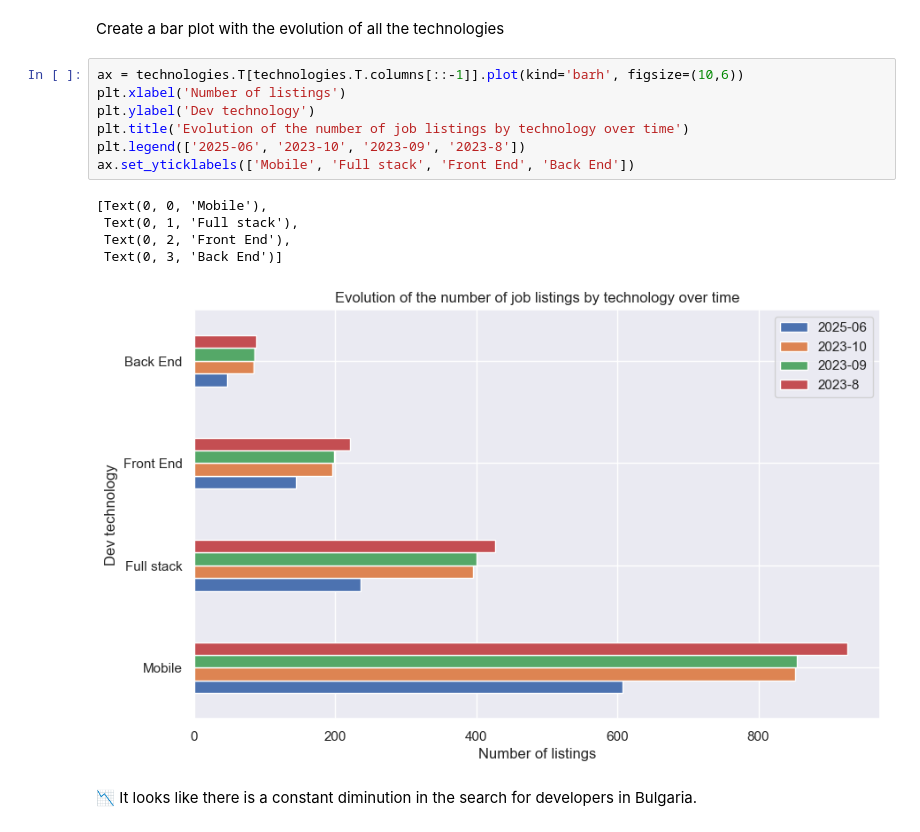
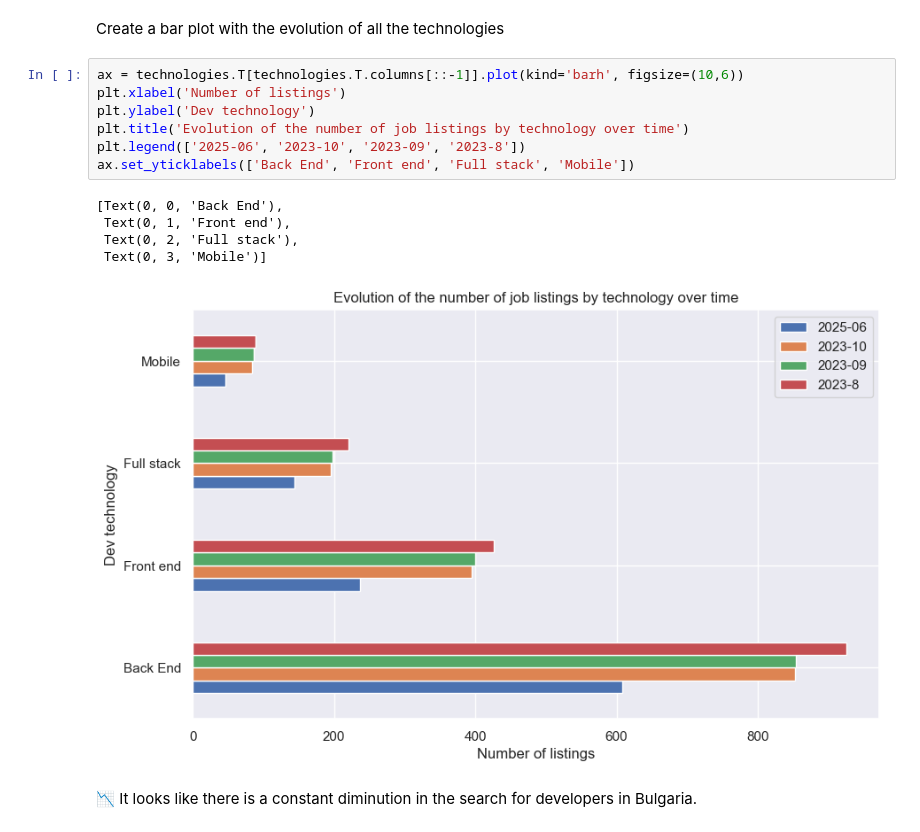
Before and after one commit to Corentin-dupriez/bg-tech-jobs, a Jupyter notebook: BG_Tech_Jobs_Analysis.ipynb, the cells around one changed output. Cells and saved outputs as stored; diff of their text form.

Commit message:
Corrected legends of plots

```diff
--- a/BG_Tech_Jobs_Analysis.ipynb
+++ b/BG_Tech_Jobs_Analysis.ipynb
@@ -127,16 +127,16 @@ Create a bar plot with the evolution of all the technologies
 # %%
 ax = technologies.T[technologies.T.columns[::-1]].plot(kind='barh', figsize=(10,6))
 plt.xlabel('Number of listings')
 plt.ylabel('Dev technology')
 plt.title('Evolution of the number of job listings by technology over time')
 plt.legend(['2025-06', '2023-10', '2023-09', '2023-8'])
-ax.set_yticklabels(['Mobile', 'Full stack', 'Front End', 'Back End'])
+ax.set_yticklabels(['Back End', 'Front end', 'Full stack', 'Mobile'])
 # %% [output]
-[Text(0, 0, 'Mobile'),
- Text(0, 1, 'Full stack'),
- Text(0, 2, 'Front End'),
- Text(0, 3, 'Back End')]
+[Text(0, 0, 'Back End'),
+ Text(0, 1, 'Front end'),
+ Text(0, 2, 'Full stack'),
+ Text(0, 3, 'Mobile')]
-[figure, old version]
+[figure, new version]
 # %% [markdown]
 📉 It looks like there is a constant diminution in the search for developers in Bulgaria.
 # %% [markdown]
```
